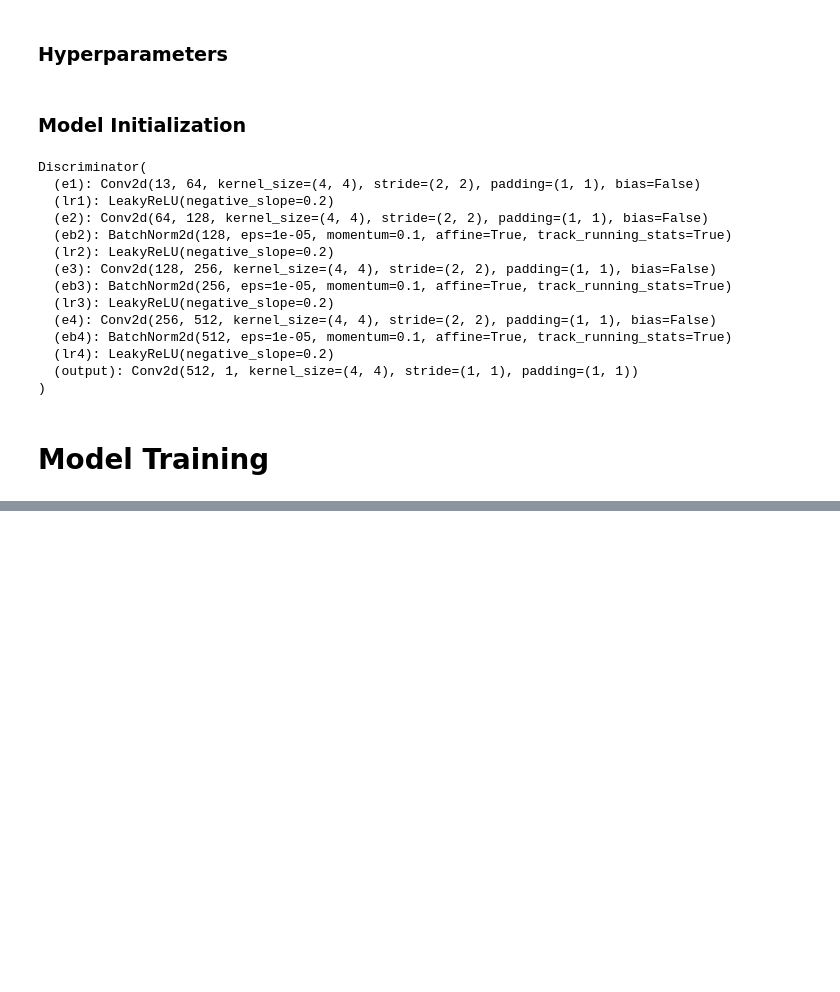
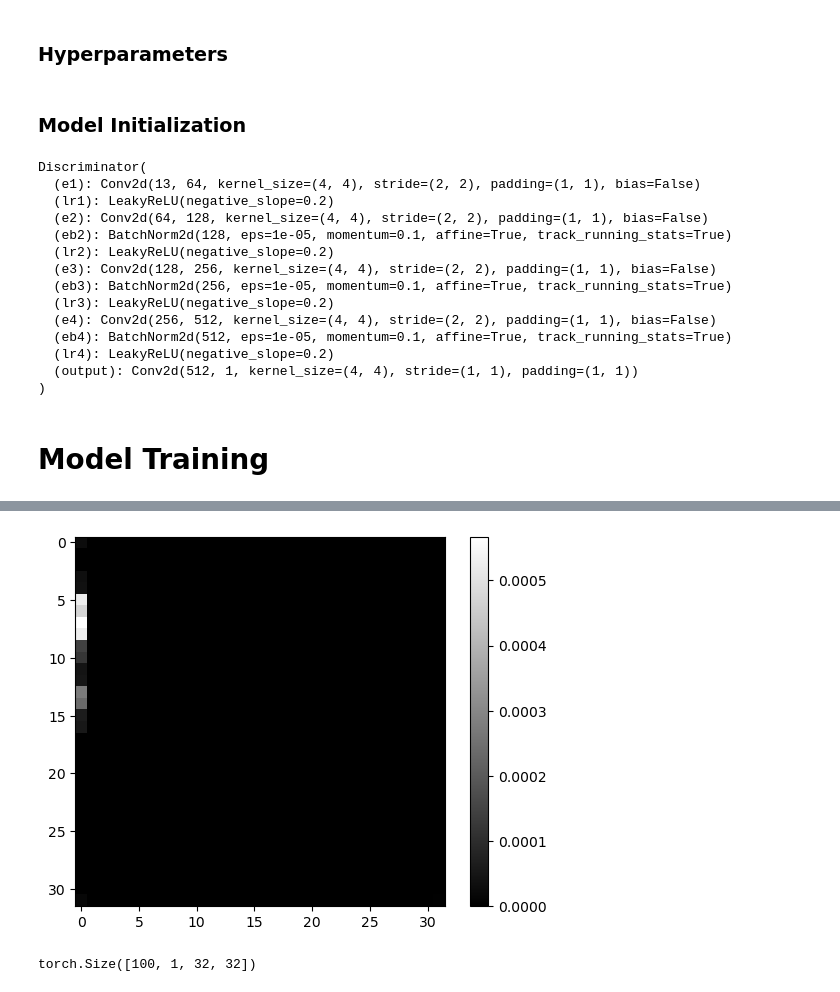
Before and after one commit to JoeBeyrer/FireGEN, a Jupyter notebook: joe_test_models/FireGEN.ipynb, the cells around one changed output, grey strips where cells are left out. Saved outputs shown, nothing was run; the diff lists cells and outputs as text; code cells hidden in the pictures; blank space fills up the shorter version.

Commit message:
train result

```diff
--- a/joe_test_models/FireGEN.ipynb
+++ b/joe_test_models/FireGEN.ipynb
@@ -139,12 +143,12 @@ kernel_size = 4 # DO NOT CHANGE
 stride = 2 # DO NOT CHANGE
 padding = 1 # DO NOT CHANGE
 dropout = 0.5
-l1_lambd = 0.001 # Regularization lambda for regularization
+l1_lambd = 100 # Regularization lambda for regularization
 gen_lr = 1e-4
 disc_lr = 4e-4
 
-num_epochs = 200
-patience = 50
+num_epochs = 2000
+patience = 100
 # %% [markdown]
 ### Model Initialization
 # %%
@@ -193,9 +197,12 @@ for epoch in range(num_epochs):
     disc_total_loss = 0
 
     # Train in batches
-    for images, target in train_loader:
+    for batch in train_loader:
         # Update Discriminator
         disc_optimizer.zero_grad()
+        images, target = batch
+        images = images.to(device)
+        target = target.to(device)
 
         # Generate fake images
         with torch.no_grad():
@@ -286,0 +314,3 @@ Validation loss improved. Best model updated.
+# %%
+img, lab = next(iter(test_loader))
+pred = generator(img.to(device))
@@ -286,0 +341,12 @@ Validation loss improved. Best model updated.
+# %%
+tensor_np = pred[3][0].detach().cpu().numpy()
+
+plt.imshow(tensor_np, cmap='gray')
+plt.colorbar()
+plt.show()
+# %% [output]
+[figure, added]
+# %%
+lab.shape
+# %% [output]
+torch.Size([100, 1, 32, 32])
```
Also changed, not shown: parts of 7 cells of this notebook.
